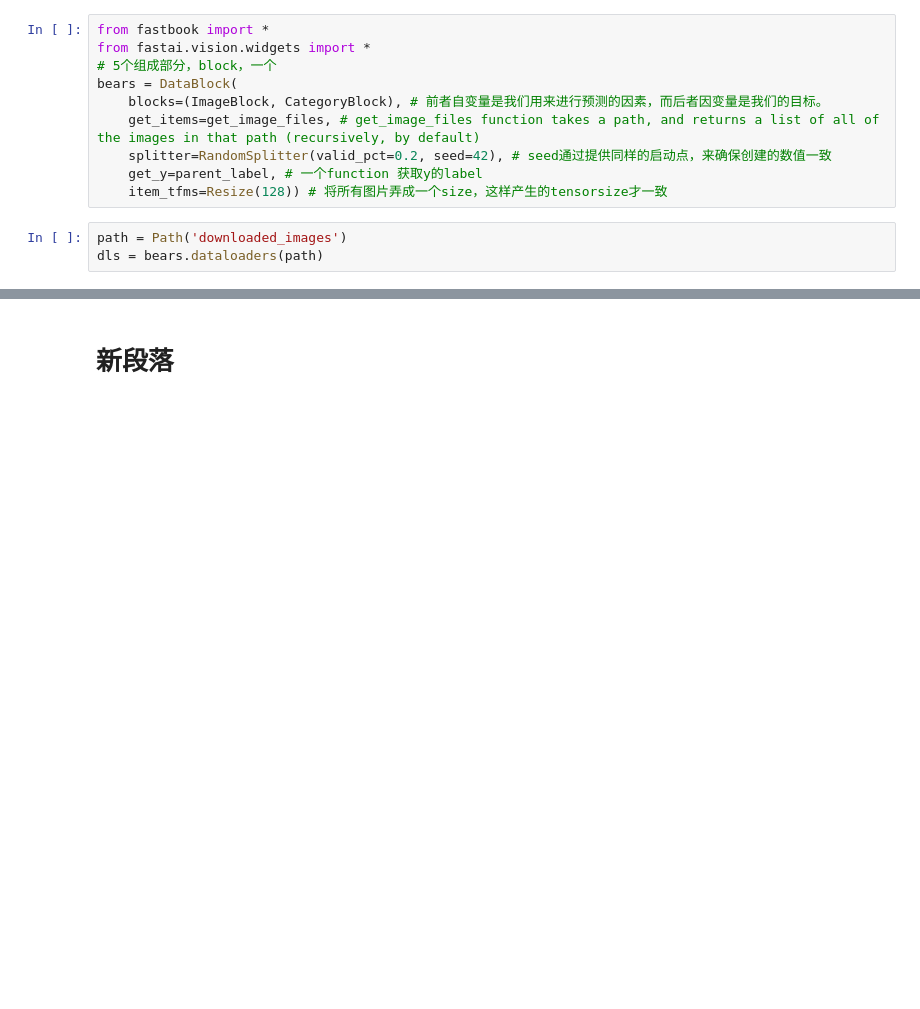
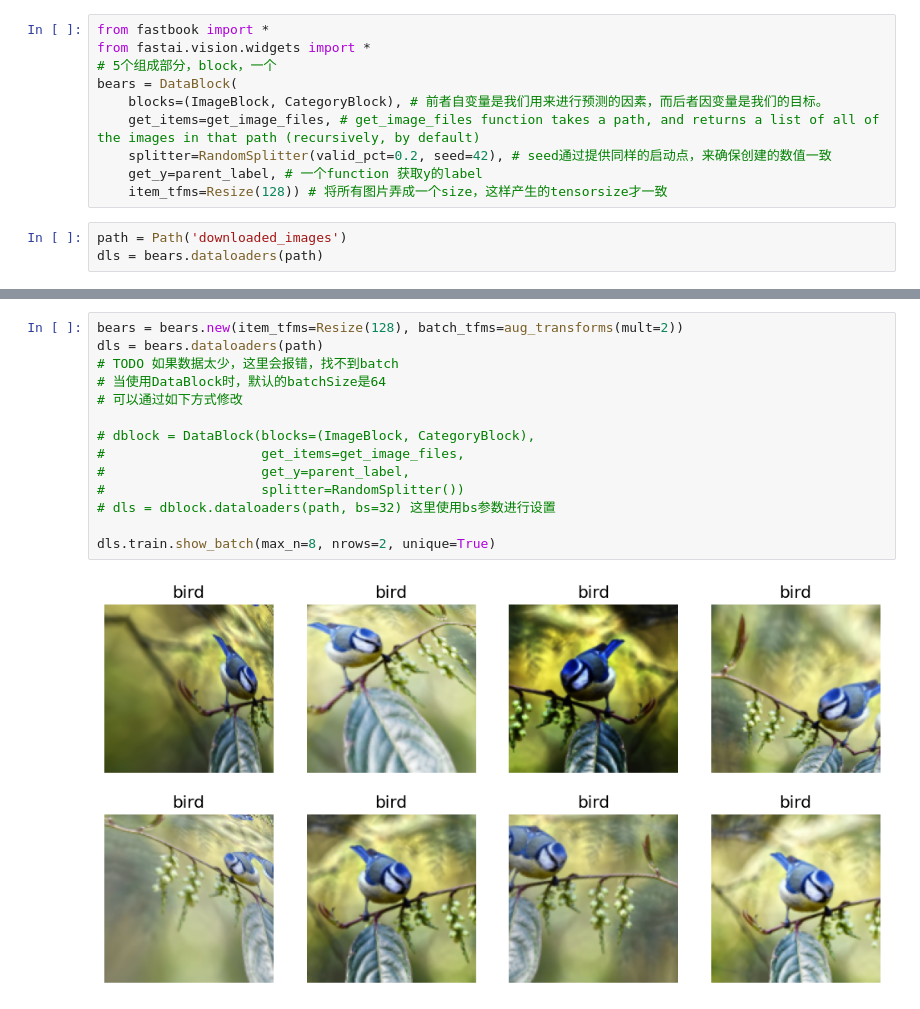
Before and after one commit to Daniel1989/fastai_course, a Jupyter notebook: fastai_02.ipynb, the cells around one changed output, grey strips where cells are left out. Drawn from its saved outputs; the diff is of its cells as text; blank space fills up the shorter version.

```diff
--- a/fastai_02.ipynb
+++ b/fastai_02.ipynb
@@ -125,2 +107,16 @@ dls.valid.show_batch(max_n=4, nrows=1)
-# %% [markdown]
-# 新段落
+# %%
+bears = bears.new(item_tfms=Resize(128), batch_tfms=aug_transforms(mult=2))
+dls = bears.dataloaders(path)
+# TODO 如果数据太少，这里会报错，找不到batch
+# 当使用DataBlock时，默认的batchSize是64
+# 可以通过如下方式修改
+
+# dblock = DataBlock(blocks=(ImageBlock, CategoryBlock),
+#                    get_items=get_image_files,
+#                    get_y=parent_label,
+#                    splitter=RandomSplitter())
+# dls = dblock.dataloaders(path, bs=32) 这里使用bs参数进行设置
+
+dls.train.show_batch(max_n=8, nrows=2, unique=True)
+# %% [output]
+[figure, added]
```
Also changed, not shown: parts of 6 cells of this notebook.
